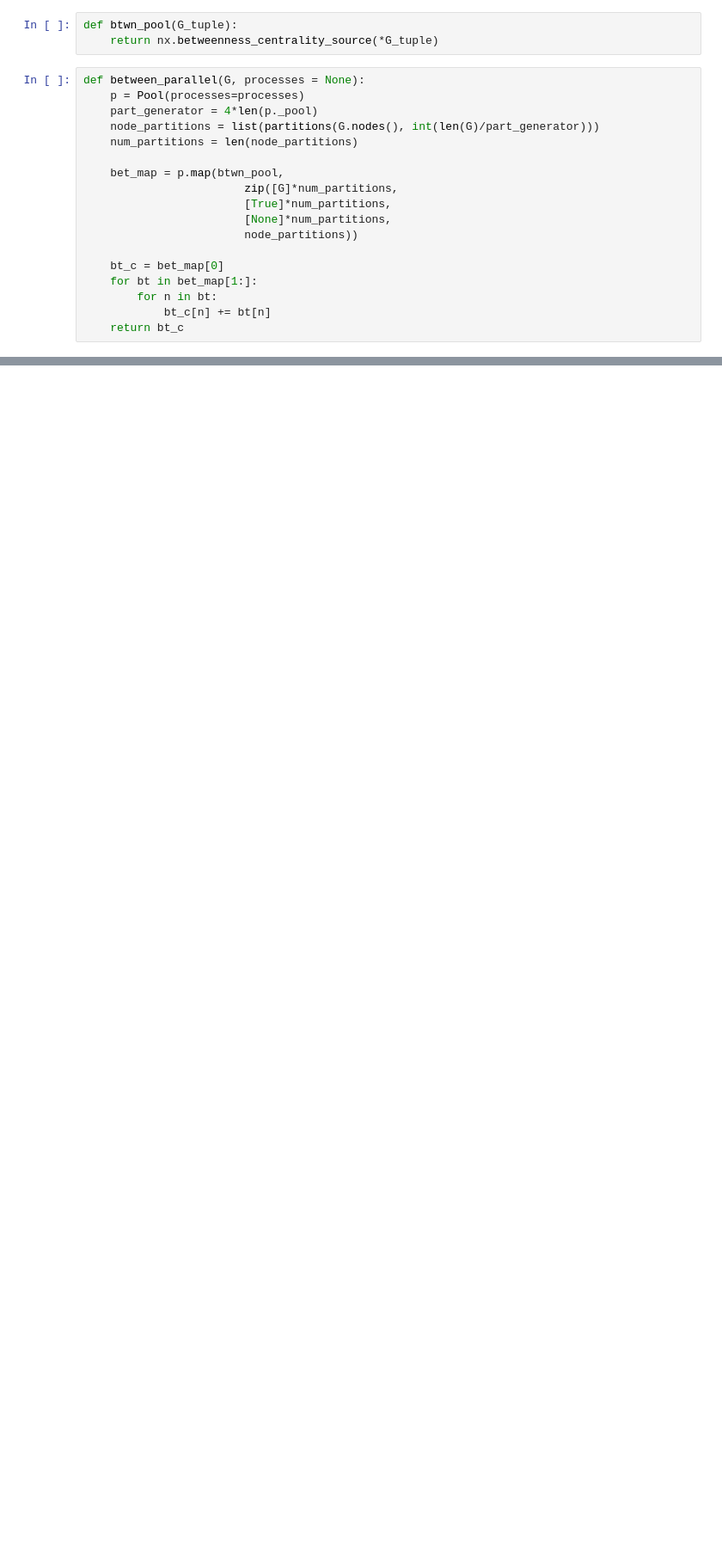
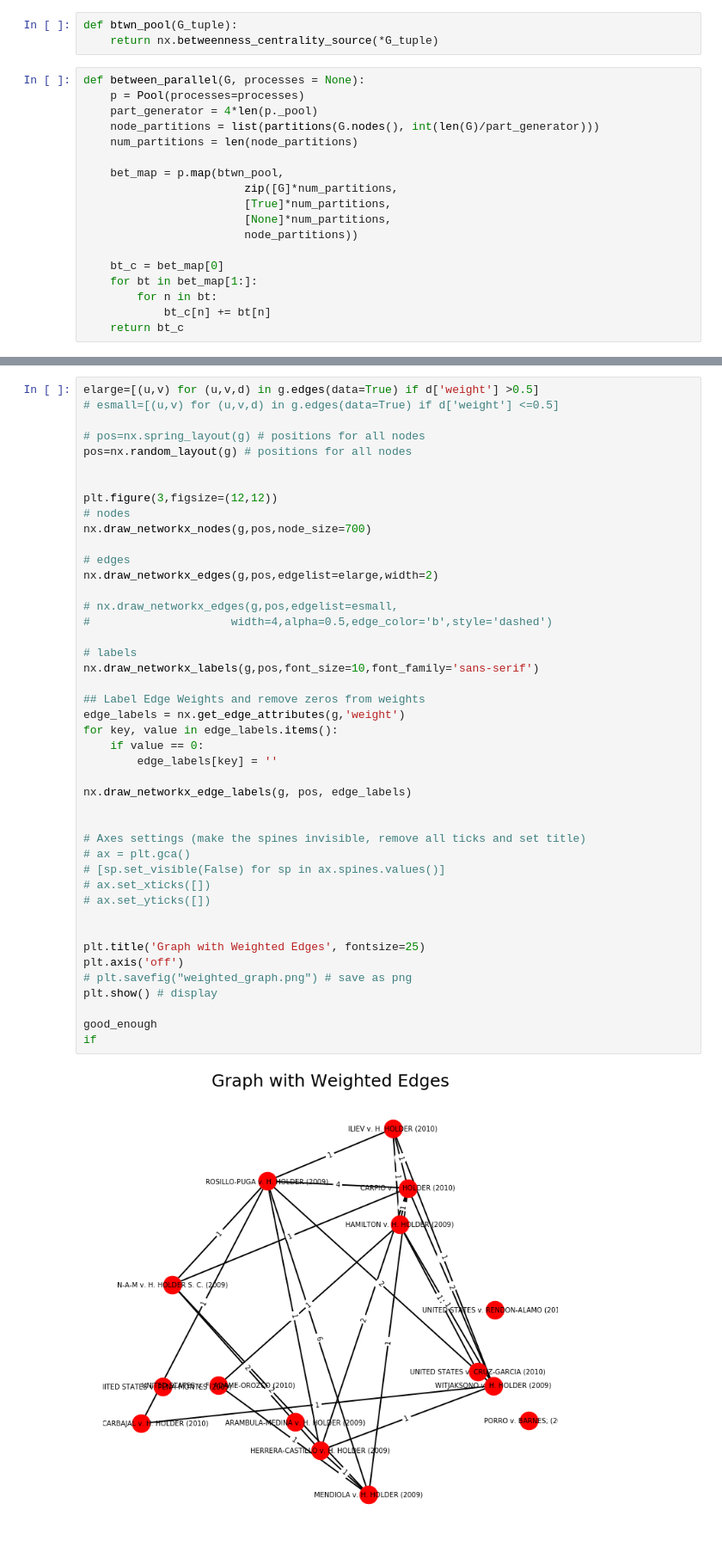
Before and after one commit to 305kev/Capstone_Proposal, a Jupyter notebook: notebooks/Graphing.ipynb, the cells around one changed output, grey strips where cells are left out. Shown at 86% size. Saved outputs shown, nothing was run; the diff lists cells and outputs as text; blank space fills up the shorter version.

```diff
--- a/notebooks/Graphing.ipynb
+++ b/notebooks/Graphing.ipynb
@@ -629,0 +601,46 @@ OSError: [Errno 24] Too many open files
+# %%
+elarge=[(u,v) for (u,v,d) in g.edges(data=True) if d['weight'] >0.5]
+# esmall=[(u,v) for (u,v,d) in g.edges(data=True) if d['weight'] <=0.5]
+
+# pos=nx.spring_layout(g) # positions for all nodes
+pos=nx.random_layout(g) # positions for all nodes
+
+
+plt.figure(3,figsize=(12,12))
+# nodes
+nx.draw_networkx_nodes(g,pos,node_size=700)
+
+# edges
+nx.draw_networkx_edges(g,pos,edgelist=elarge,width=2)
+
+# nx.draw_networkx_edges(g,pos,edgelist=esmall,
+#                     width=4,alpha=0.5,edge_color='b',style='dashed')
+
+# labels
+nx.draw_networkx_labels(g,pos,font_size=10,font_family='sans-serif')
+
+## Label Edge Weights and remove zeros from weights
+edge_labels = nx.get_edge_attributes(g,'weight')
+for key, value in edge_labels.items():
+    if value == 0:
+        edge_labels[key] = ''
+
+nx.draw_networkx_edge_labels(g, pos, edge_labels)
+
+
+# Axes settings (make the spines invisible, remove all ticks and set title)
+# ax = plt.gca()
+# [sp.set_visible(False) for sp in ax.spines.values()]
+# ax.set_xticks([])
+# ax.set_yticks([])
+
+
+plt.title('Graph with Weighted Edges', fontsize=25)
+plt.axis('off')
+# plt.savefig("weighted_graph.png") # save as png
+plt.show() # display
+
+good_enough
+if
+# %% [output]
+[figure, added]
```
Also changed, not shown: parts of 22 cells of this notebook, 2 other files.
